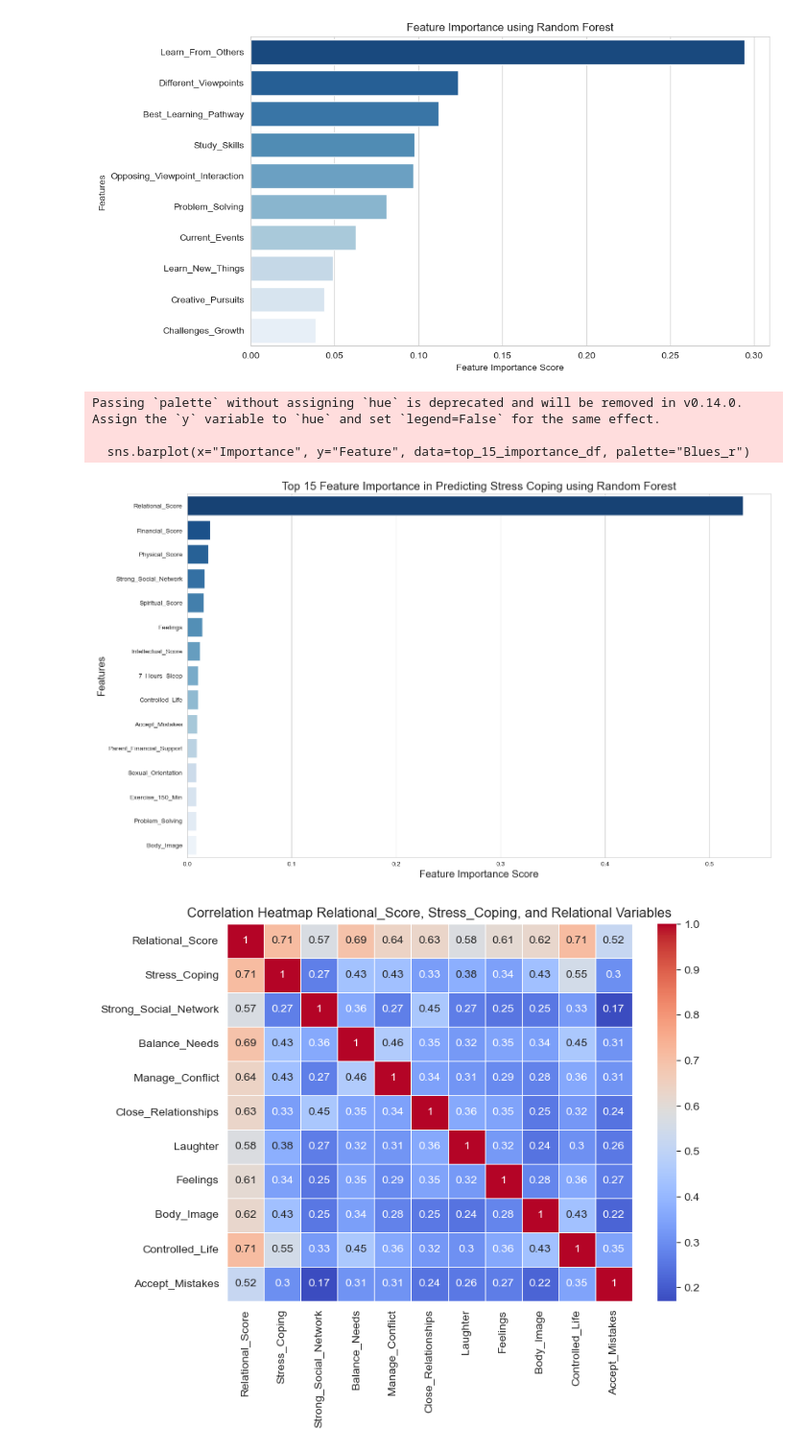
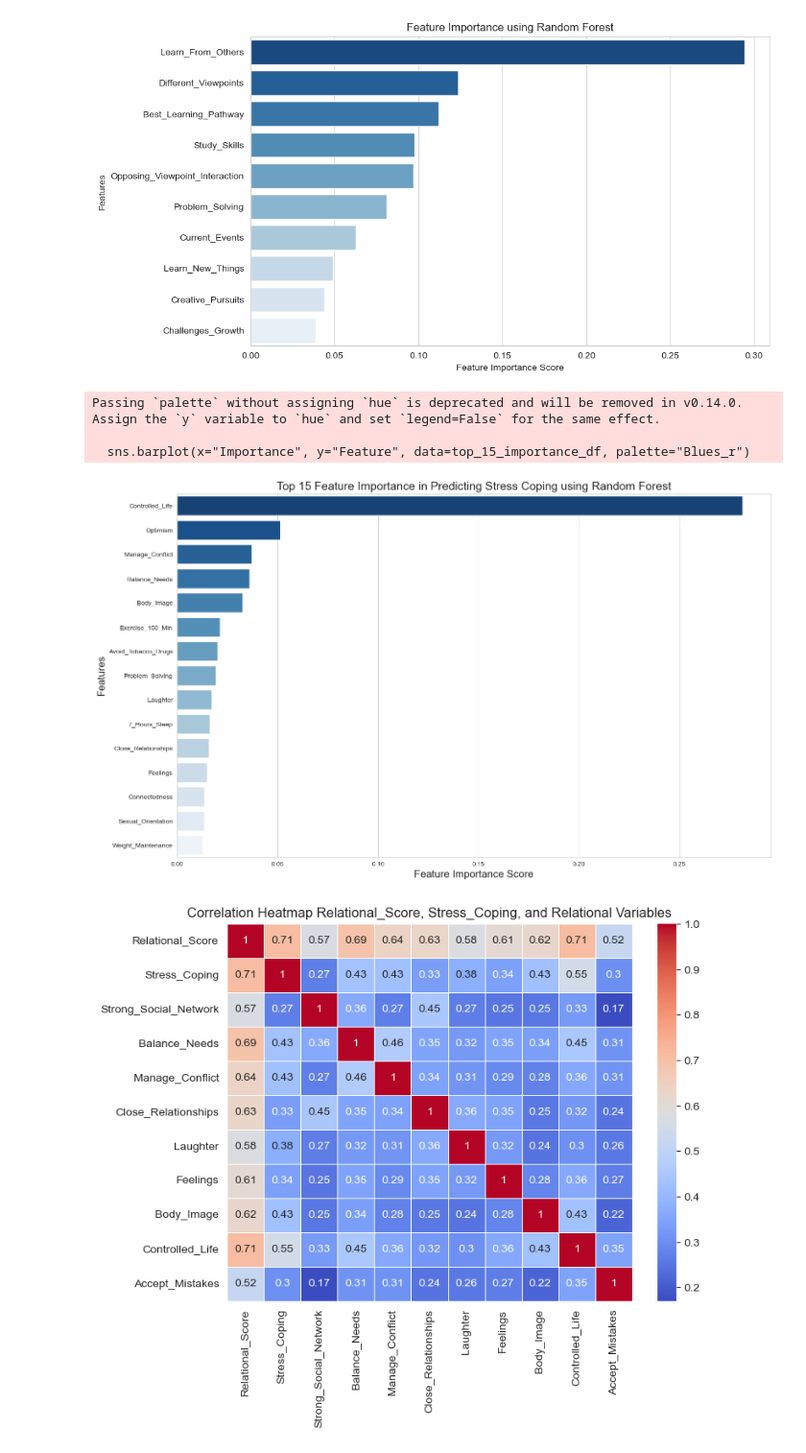
Before and after one commit to Matthew-Wolz/Physical-Health-Research, a Jupyter notebook: Notebook/Physical Health Research.ipynb, the cells around one changed output. Shown at 96% size. Saved outputs shown, nothing was run; the diff lists cells and outputs as text; code cells hidden in the pictures.

Commit message:
updating variable importances

```diff
--- a/Notebook/Physical Health Research.ipynb
+++ b/Notebook/Physical Health Research.ipynb
@@ -360,43 +360,45 @@ plt.show()
 # %% [output]
 [figure]
 # %%
-# Random Forest importance plot for stress coping
+# Random Forest importance plot for Stress_Coping
 
-df_rf = pd.read_csv("PreTest_ReadyForRStudio.csv")  # Replace with actual dataset file
+df_rf = pd.read_csv("PreTest_ReadyForRStudio.csv")
 
-X = df_rf.drop(columns=["Stress_Coping"])
+score_variables = ["Physical_Score", "Relational_Score", "Spiritual_Score", "Intellectual_Score", "Financial_Score"] # excluding these
+
+X = df_rf.drop(columns=["Stress_Coping"] + score_variables)
 y = df_rf["Stress_Coping"]
 
 X_train, X_test, y_train, y_test = train_test_split(X, y, test_size=0.2, random_state=42)
 
 scaler = StandardScaler()
 X_train_scaled = scaler.fit_transform(X_train)
 X_test_scaled = scaler.transform(X_test)
 
 rf = RandomForestRegressor(n_estimators=100, random_state=42, n_jobs=-1)
 rf.fit(X_train_scaled, y_train)
 
 importance_df = pd.DataFrame({'Feature': X.columns, 'Importance': rf.feature_importances_})
 importance_df = importance_df.sort_values(by="Importance", ascending=False)
 
 # Limit to top 15 most important features
 top_15_importance_df = importance_df.head(15)
 
 plt.figure(figsize=(16,10))
 sns.barplot(x="Importance", y="Feature", data=top_15_importance_df, palette="Blues_r")
 
 plt.xlabel("Feature Importance Score", fontsize=16)
 plt.ylabel("Features", fontsize=16)
 plt.title("Top 15 Feature Importance in Predicting Stress Coping using Random Forest", fontsize=18)
 
 plt.tight_layout(pad=5.0)
 
 plt.show()
 # %% [output]
 Passing `palette` without assigning `hue` is deprecated and will be removed in v0.14.0. Assign the `y` variable to `hue` and set `legend=False` for the same effect.
 
   sns.barplot(x="Importance", y="Feature", data=top_15_importance_df, palette="Blues_r")
-[figure, old version]
+[figure, new version]
 # %%
 # Observing why Relational_Score is so important to predicting Stress Coping
 
```
Also changed, not shown: parts of 6 cells of this notebook.
